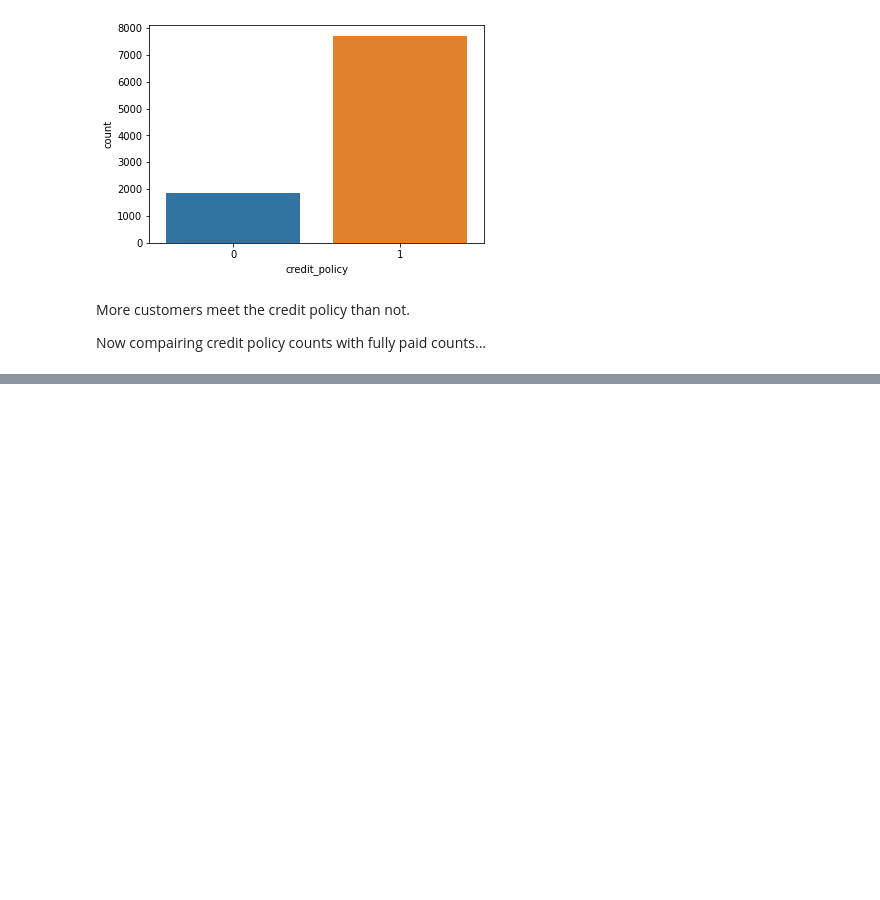
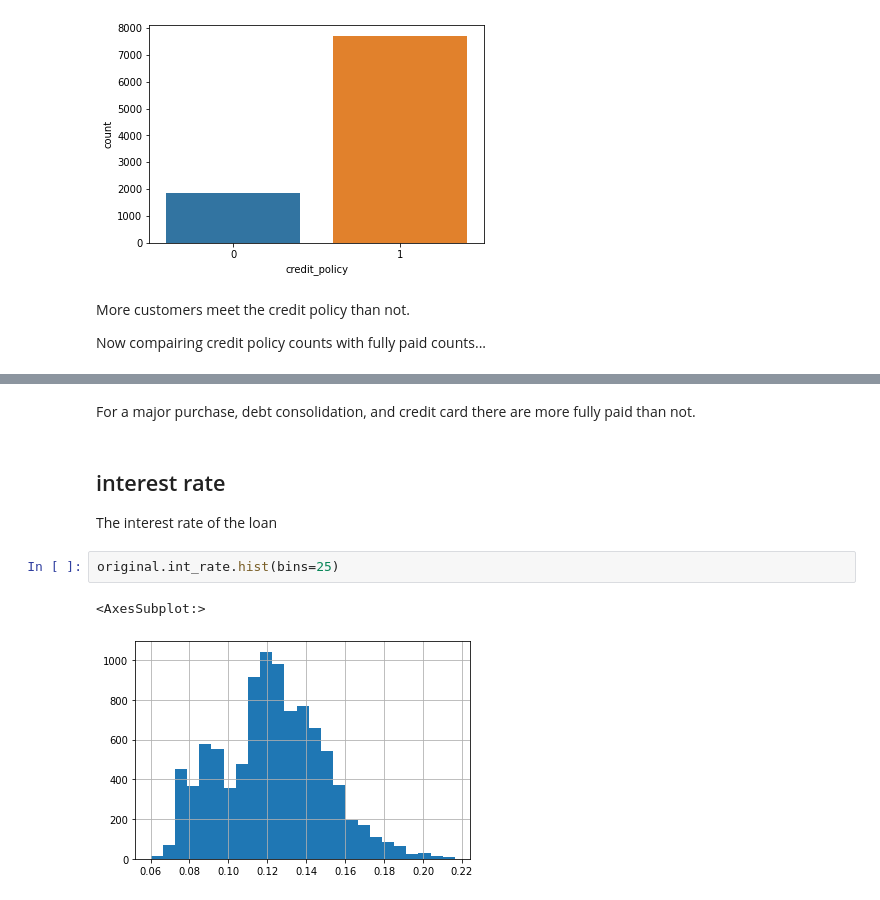
Before and after one commit to mathisme/ThinkfulSLCap, a Jupyter notebook: notebooks/EDA.ipynb, the cells around one changed output, grey strips where cells are left out. Saved outputs shown, nothing was run; the diff lists cells and outputs as text; blank space fills up the shorter version.

```diff
--- a/notebooks/EDA.ipynb
+++ b/notebooks/EDA.ipynb
@@ -118,0 +135,11 @@ sns.countplot(x = 'not_fully_paid', hue = 'credit_policy', data = df_subsample)
+# %% [markdown]
+For a major purchase, debt consolidation, and credit card there are more fully paid than not.
+# %% [markdown]
+## interest rate
+
+The interest rate of the loan
+# %%
+original.int_rate.hist(bins=25)
+# %% [output]
+<AxesSubplot:>
+[figure, added]
```
Also changed, not shown: parts of 25 cells of this notebook.
